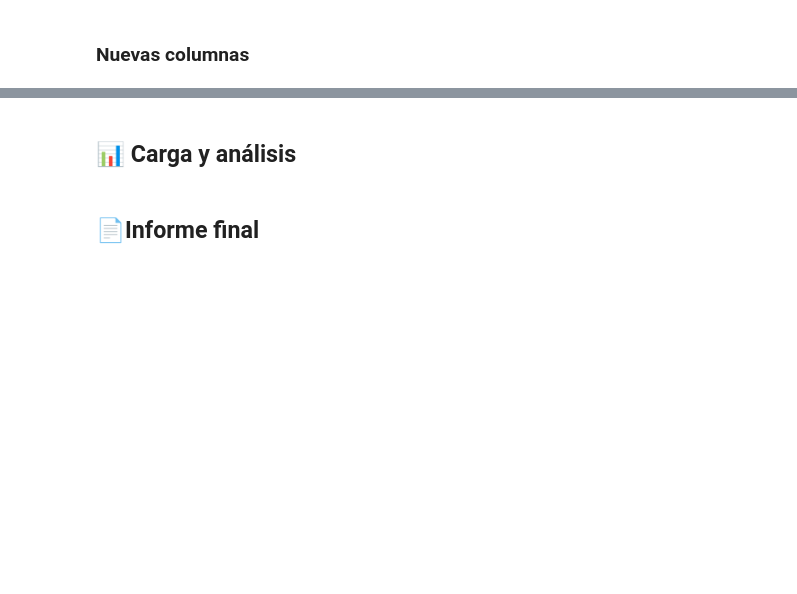
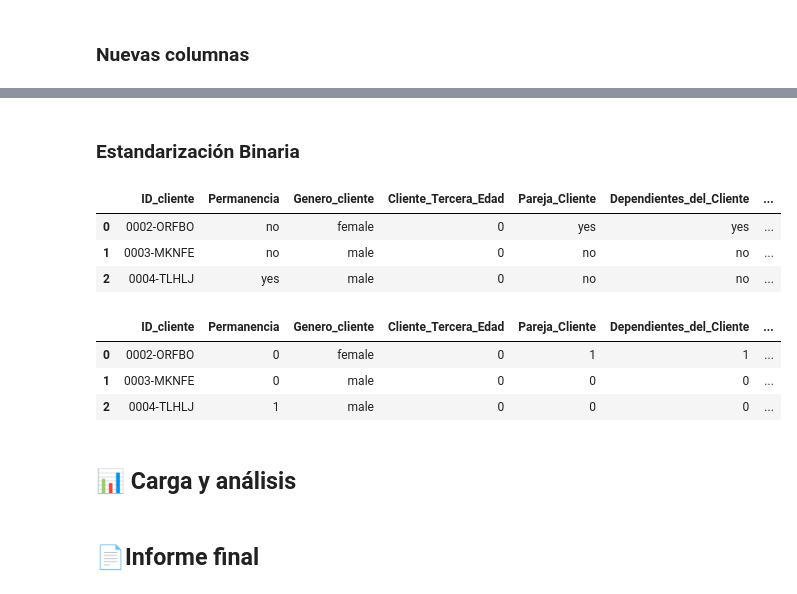
Before and after one commit to CarloR04/Challenge-Telcom_X, a Jupyter notebook: Telcom_X.ipynb, the cells around one changed output, grey strips where cells are left out. Saved outputs shown, nothing was run; the diff lists cells and outputs as text; code cells hidden in the pictures; blank space fills up the shorter version.

```diff
--- a/Telcom_X.ipynb
+++ b/Telcom_X.ipynb
@@ -548,0 +585,9 @@ display(Text_unique_df)
+# %%
+# Reemplazar cadenas vacías con NaN
+Data['account.Charges.Total'] = Data['account.Charges.Total'].replace(r'^\s*$', np.nan, regex=True)
+# Convertir a numérico (float)
+Data['account.Charges.Total'] = pd.to_numeric(Data['account.Charges.Total'])
+# Redondear a dos decimales
+Data['account.Charges.Total'] = Data['account.Charges.Total'].round(2)
+
+Data['account.Charges.Total'].tail()
@@ -548,0 +604,26 @@ display(Text_unique_df)
+# %%
+Data = Data.rename(columns={
+    'customerID': 'ID_cliente',
+    'Churn': 'Permanencia',
+    'customer.gender': 'Genero_cliente',
+    'customer.SeniorCitizen': 'Cliente_Tercera_Edad',
+    'customer.Partner': 'Pareja_Cliente',
+    'customer.Dependents': 'Dependientes_del_Cliente',
+    'customer.tenure': 'Meses_del_Contrato',
+    'phone.PhoneService': 'Servicio_telefonico',
+    'phone.MultipleLines': 'Multiples_lineas_telefonicas',
+    'internet.InternetService': 'Sus_Internet',
+    'internet.OnlineSecurity': 'Sus_Seguridad_online',
+    'internet.OnlineBackup': 'Sus_Respaldo_online',
+    'internet.DeviceProtection': 'Sus_Protección_al_Dispositivo',
+    'internet.TechSupport': 'Sus_Soporte_Técnico',
+    'internet.StreamingTV': 'Sus_Tv_por_cable',
+    'internet.StreamingMovies': 'sus_streaming_movies',
+    'account.Contract': 'Tipo_Contrato',
+    'account.PaperlessBilling': 'Preferencia_Factura',
+    'account.PaymentMethod': 'Metodo_de_Pago',
+    'account.Charges.Monthly': 'Gasto_Mensual',
+    'account.Charges.Total': 'Gasto_Total'
+})
+print("Nombres de las columnas actualizados:")
+print(Data.columns)
@@ -550,0 +674,5 @@ display(Text_unique_df)
+# %%
+Data['Cuentas_Diarias'] = Data['Gasto_Mensual']/30
+Data['Cuentas_Diarias'] = Data['Cuentas_Diarias'].round(2)
+#Se toma 30 dias por el valor mensual calendario para facturación
+Data['Cuentas_Diarias'].head()
@@ -550,0 +687,10 @@ display(Text_unique_df)
+# %% [markdown]
+### **Estandarización Binaria**
+# %%
+Data_2 = Data.copy()
+Data_2.head(3)
+# %% [output]
+|  | ID_cliente | Permanencia | Genero_cliente | Cliente_Tercera_Edad | Pareja_Cliente | Dependientes_del_Cliente | ... |
+| 0 | 0002-ORFBO | no | female | 0 | yes | yes | ... |
+| 1 | 0003-MKNFE | no | male | 0 | no | no | ... |
+| 2 | 0004-TLHLJ | yes | male | 0 | no | no | ... |
@@ -550,0 +736,7 @@ display(Text_unique_df)
+# %%
+Data_2.head(3)
+# %% [output]
+|  | ID_cliente | Permanencia | Genero_cliente | Cliente_Tercera_Edad | Pareja_Cliente | Dependientes_del_Cliente | ... |
+| 0 | 0002-ORFBO | 0 | female | 0 | 1 | 1 | ... |
+| 1 | 0003-MKNFE | 0 | male | 0 | 0 | 0 | ... |
+| 2 | 0004-TLHLJ | 1 | male | 0 | 0 | 0 | ... |
```
Also changed, not shown: parts of 15 cells of this notebook.
